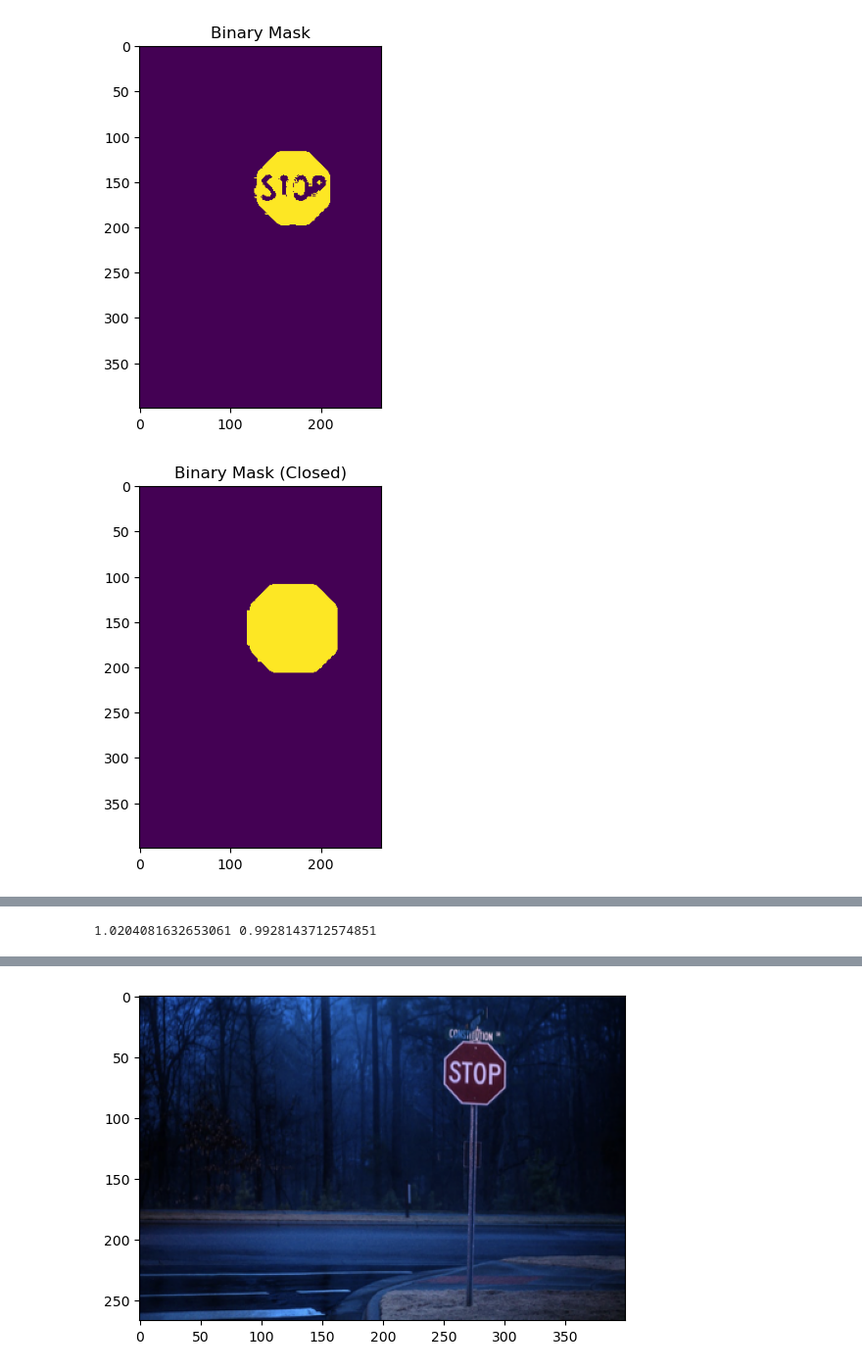
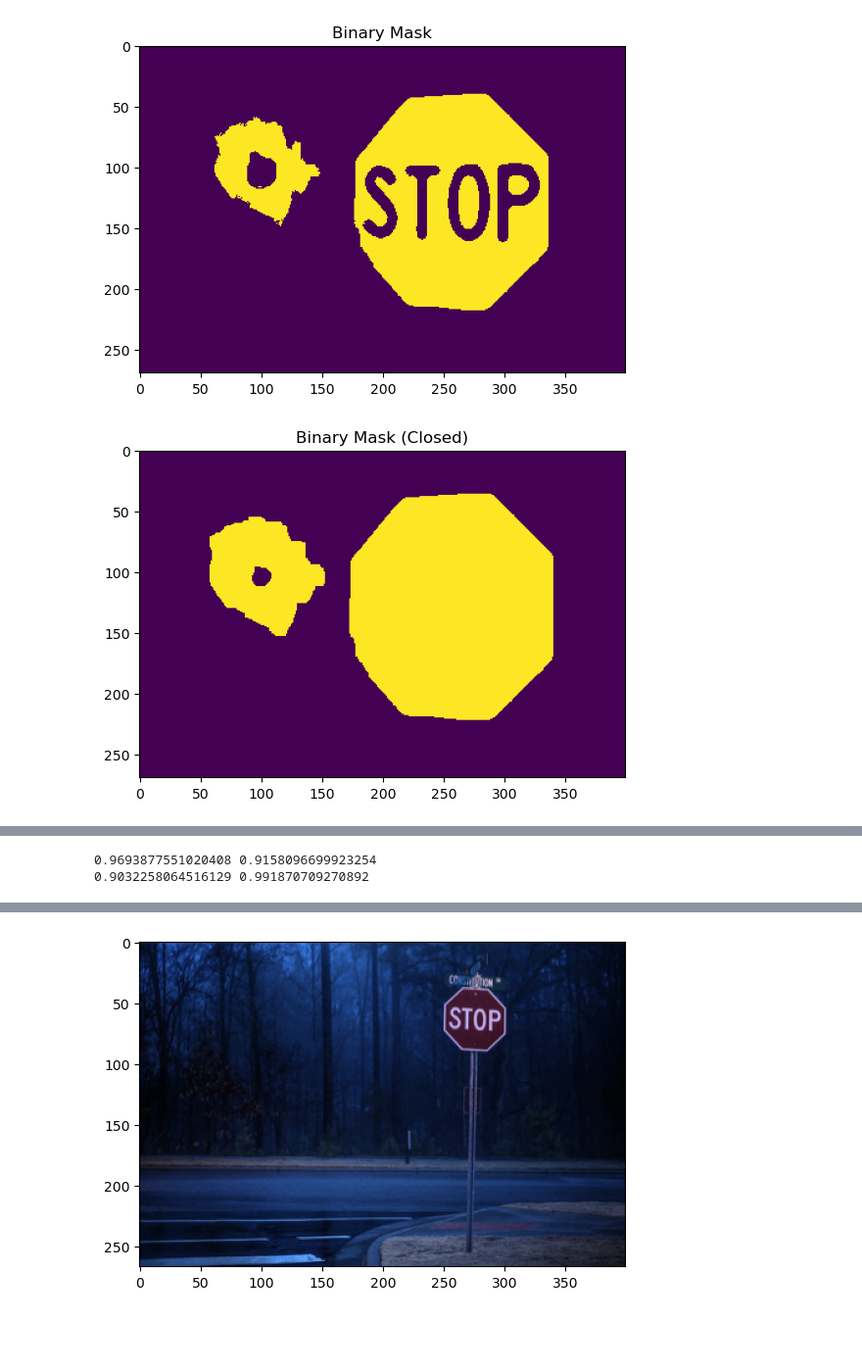
Before and after one commit to fede-giorgi/Computer-Vision, a Jupyter notebook: Homework-1/homework1.ipynb, the cells around one changed output, grey strips where cells are left out. Shown at 98% size. Cells and saved outputs as stored; diff of their text form; code cells hidden in the pictures; blank space fills up the shorter version.

```diff
--- a/Homework-1/homework1.ipynb
+++ b/Homework-1/homework1.ipynb
@@ -7,7 +7,7 @@ import numpy as np
 # insomma: 3, 17
 # img stronze v2: 16, 23
 dir_path = './images/'
-i = 2
+i = 9
 img_name = f'stop{i}.png'
 img_path = os.path.join(dir_path, img_name)
 img = cv2.imread(img_path)
@@ -103,32 +103,32 @@ max_area = 0
 for cnt in contours:
     area = cv2.contourArea(cnt)
 
     if area > 100:
         x, y, w, h = cv2.boundingRect(cnt)
         aspect_ratio = float(w) / h
 
         # find the convex hull and calculate the solidity
         hull = cv2.convexHull(cnt)
         hull_area = cv2.contourArea(hull)
 
         # avoid division by zero
         if hull_area > 0:
             solidity = float(area) / hull_area
             print(aspect_ratio, solidity)
 
             # the signle sign must be a square and solid
             if 0.64 <= aspect_ratio <= 1.36 and solidity > 0.65:
 
                 if area > max_area:
                     max_area = area
                     best_contour = cnt
 
 # draw the best contour
 x, y, w, h = cv2.boundingRect(best_contour)
 cv2.rectangle(img_boxes, (x, y), (x+w, y+h), (0, 255, 0), 5)
 plt.imshow(img_boxes)
 plt.title("Final Result")
 plt.show()
 # %% [output]
-[figure, old version]
+[figure, new version]
-[figure, old version]
+[figure, new version]
@@ -136 +136,2 @@ plt.show()
-1.0204081632653061 0.9928143712574851
+0.9693877551020408 0.9158096699923254
+0.9032258064516129 0.991870709270892
```
Also changed, not shown: parts of 1 cell of this notebook, 1 other file.
